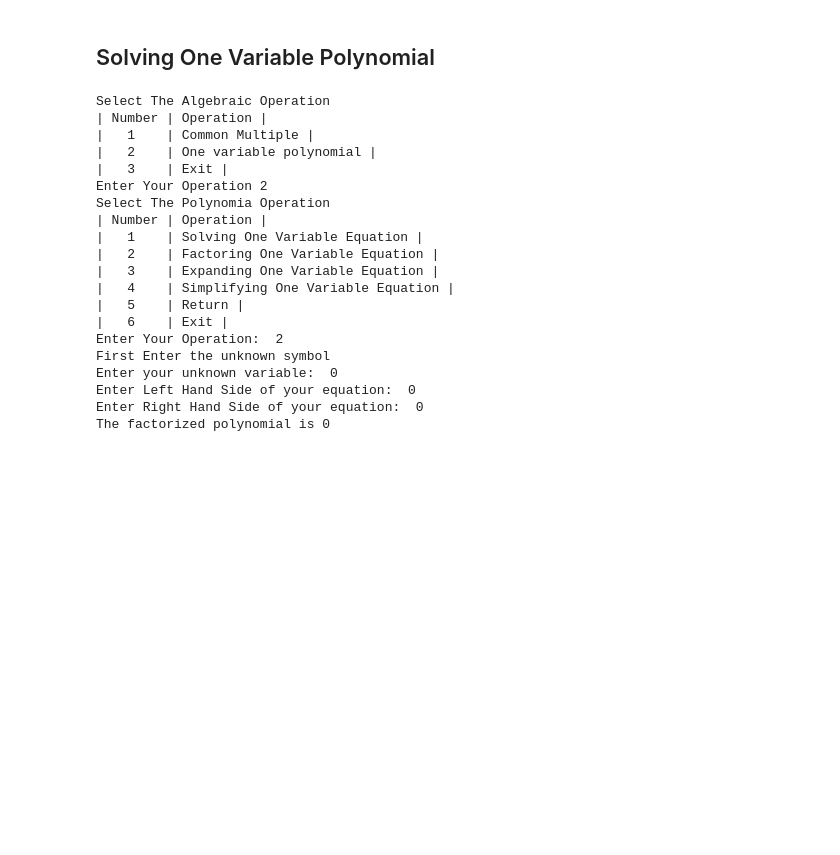
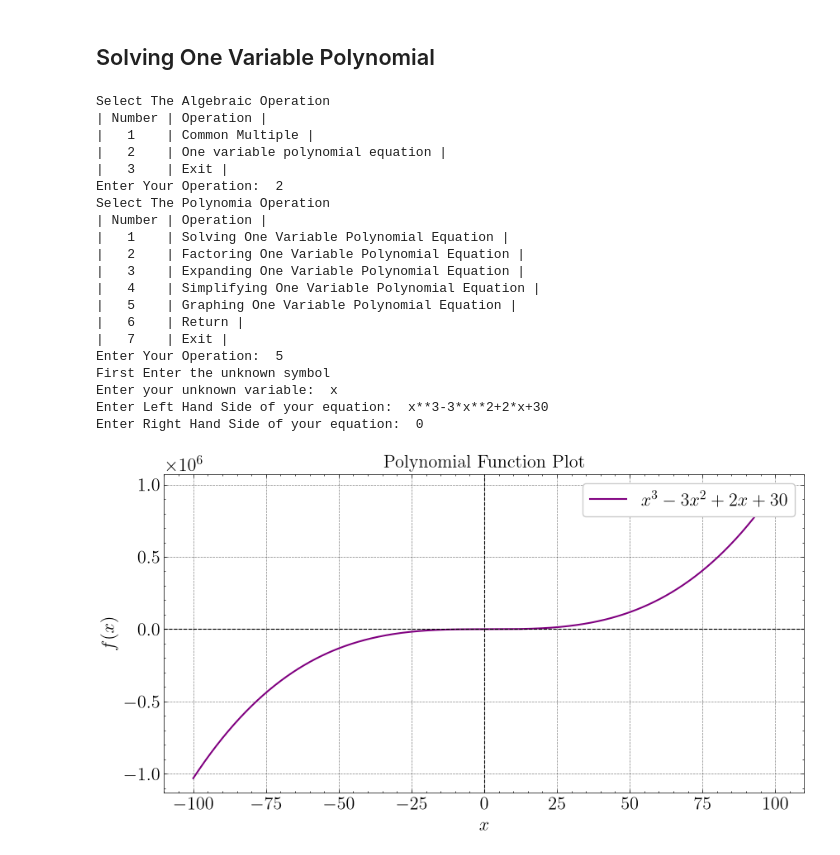
Before and after one commit to Shamas1941/Algebraic-Computing-System-CLI, a Jupyter notebook: Math_Modules/College_Algebra.ipynb, the cells around one changed output. Drawn from its saved outputs; the diff is of its cells as text; code cells hidden in the pictures; blank space fills up the shorter version.

```diff
--- a/Math_Modules/College_Algebra.ipynb
+++ b/Math_Modules/College_Algebra.ipynb
@@ -6,3 +9,5 @@ from sympy.parsing.sympy_parser import standard_transformations, implicit_multip
+# %%
+plt.style.use({'science', 'notebook', 'grid'})
 # %% [markdown]
 # Calculator
 # %%
@@ -30,21 +35,22 @@ class CollegeAlgebraCal:
             print("|   2    | One variable polynomial equation |")
             print("|   3    | Exit |")
 
-            choice = input("Enter Your Operation")
+            choice = input("Enter Your Operation: ").strip()
             try:
-                if int(choice) == 1:
+                val = int(choice)
+                if val == 1:
                     self.proportions()
                     break
-                elif int(choice) == 2:
+                elif val == 2:
                     self.Polynomial()
                     break
-                elif int(choice) == 3:
+                elif val == 3:
                     print("Exiting...")
                     break
                 else:
                     print("Invalid Choice")
             except ValueError:
-                print(f"Error: Choice must be an integer, instead of {choice}")
+                print(f"Error: Choice must be an integer, instead of {repr(choice)}")
 # %% [markdown]
 # Collage Algebra
 # %% [markdown]
@@ -156,27 +199,28 @@ class OneVariablePolynomial:
                 break
             else:
                 print("Invalid Operation")
-# %%
-calc = CollegeAlgebraCal()
-calc.run()
-# %% [output]
-Select The Algebraic Operation
-| Number | Operation |
-|   1    | Common Multiple |
-|   2    | One variable polynomial |
-|   3    | Exit |
-Enter Your Operation 2
-Select The Polynomia Operation
-| Number | Operation |
-|   1    | Solving One Variable Equation |
-|   2    | Factoring One Variable Equation |
-|   3    | Expanding One Variable Equation |
-|   4    | Simplifying One Variable Equation |
-|   5    | Return |
-|   6    | Exit |
-Enter Your Operation:  2
-First Enter the unknown symbol
-Enter your unknown variable:  0
-Enter Left Hand Side of your equation:  0
-Enter Right Hand Side of your equation:  0
-The factorized polynomial is 0
+# %%
+algebra = CollegeAlgebraCal()
+algebra.run()
+# %% [output]
+Select The Algebraic Operation
+| Number | Operation |
+|   1    | Common Multiple |
+|   2    | One variable polynomial equation |
+|   3    | Exit |
+Enter Your Operation:  2
+Select The Polynomia Operation
+| Number | Operation |
+|   1    | Solving One Variable Polynomial Equation |
+|   2    | Factoring One Variable Polynomial Equation |
+|   3    | Expanding One Variable Polynomial Equation |
+|   4    | Simplifying One Variable Polynomial Equation |
+|   5    | Graphing One Variable Polynomial Equation |
+|   6    | Return |
+|   7    | Exit |
+Enter Your Operation:  5
+First Enter the unknown symbol
+Enter your unknown variable:  x
+Enter Left Hand Side of your equation:  x**3-3*x**2+2*x+30
+Enter Right Hand Side of your equation:  0
+[figure, added]
```
Also changed, not shown: parts of 3 cells of this notebook, 2 other files.
